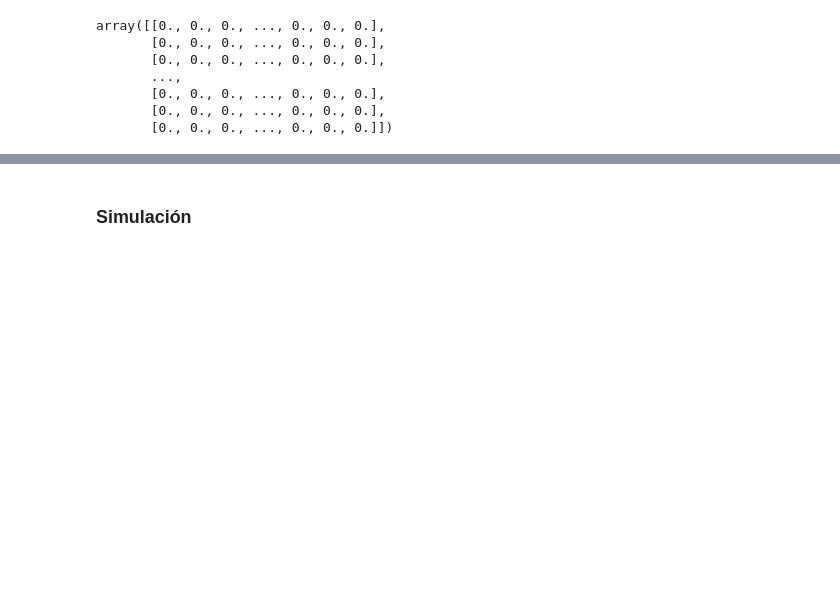
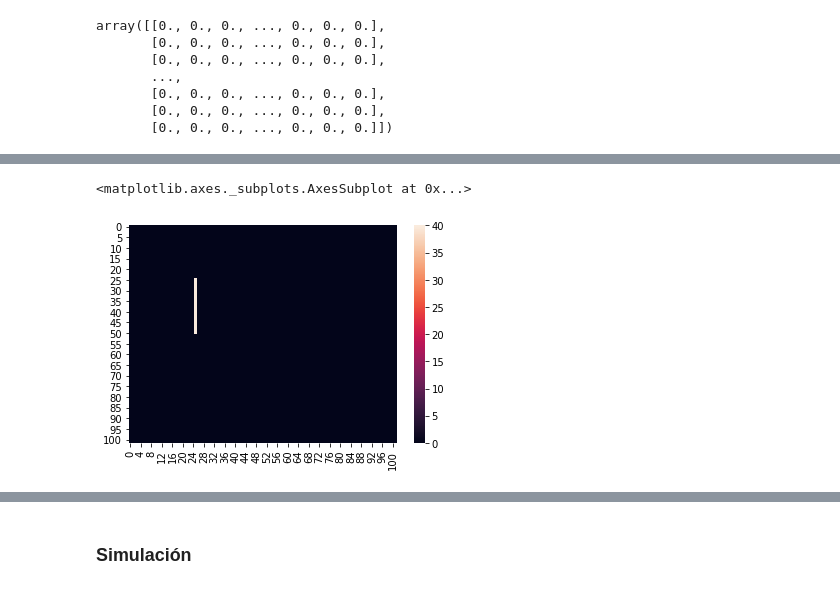
Before and after one commit to AdrianoValdesGomez/Selected-Topics-in-Biophysics, a Jupyter notebook: Notebooks/Gillespie Algorithm (Extension to anisotropic environments).ipynb, the cells around one changed output, grey strips where cells are left out. Saved outputs shown, nothing was run; the diff lists cells and outputs as text; code cells hidden in the pictures; blank space fills up the shorter version.

```diff
--- a/Notebooks/Gillespie Algorithm (Extension to anisotropic environments).ipynb
+++ b/Notebooks/Gillespie Algorithm (Extension to anisotropic environments).ipynb
@@ -365,0 +450,5 @@ sns.heatmap(X0[1:101][1:101])
+# %%
+sns.heatmap(a[2][:][:])
+# %% [output]
+<matplotlib.axes._subplots.AxesSubplot at 0x...>
+[figure, added]
```
Also changed, not shown: parts of 69 cells of this notebook.
